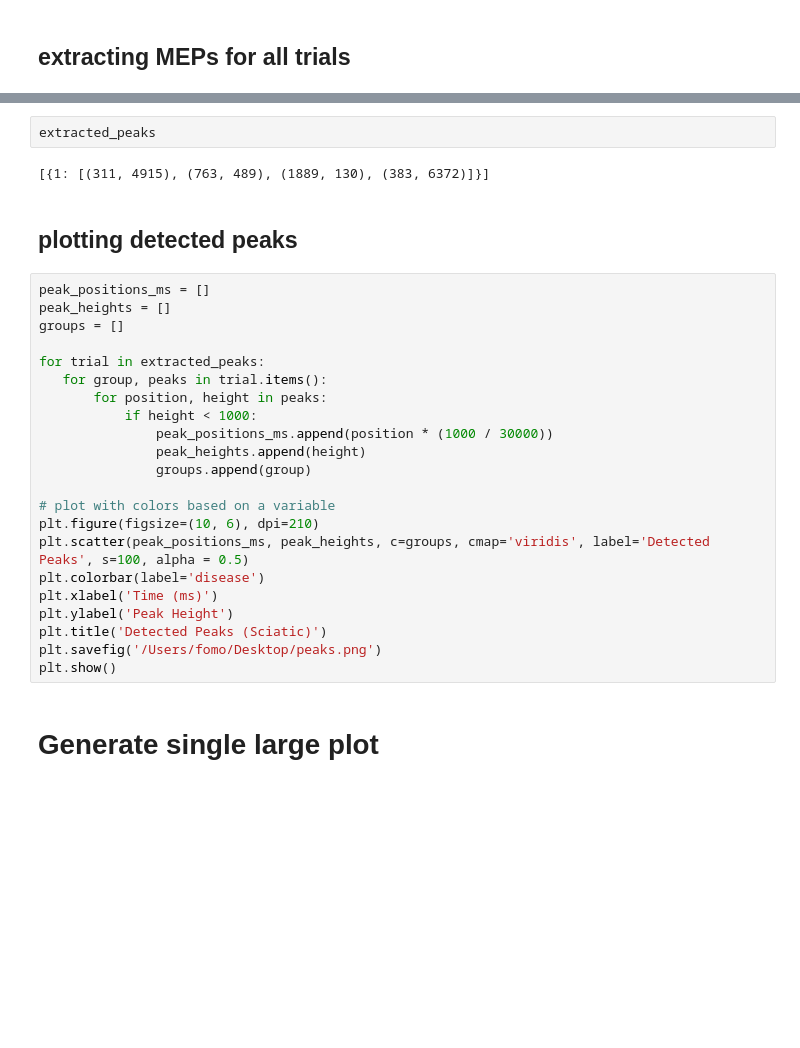
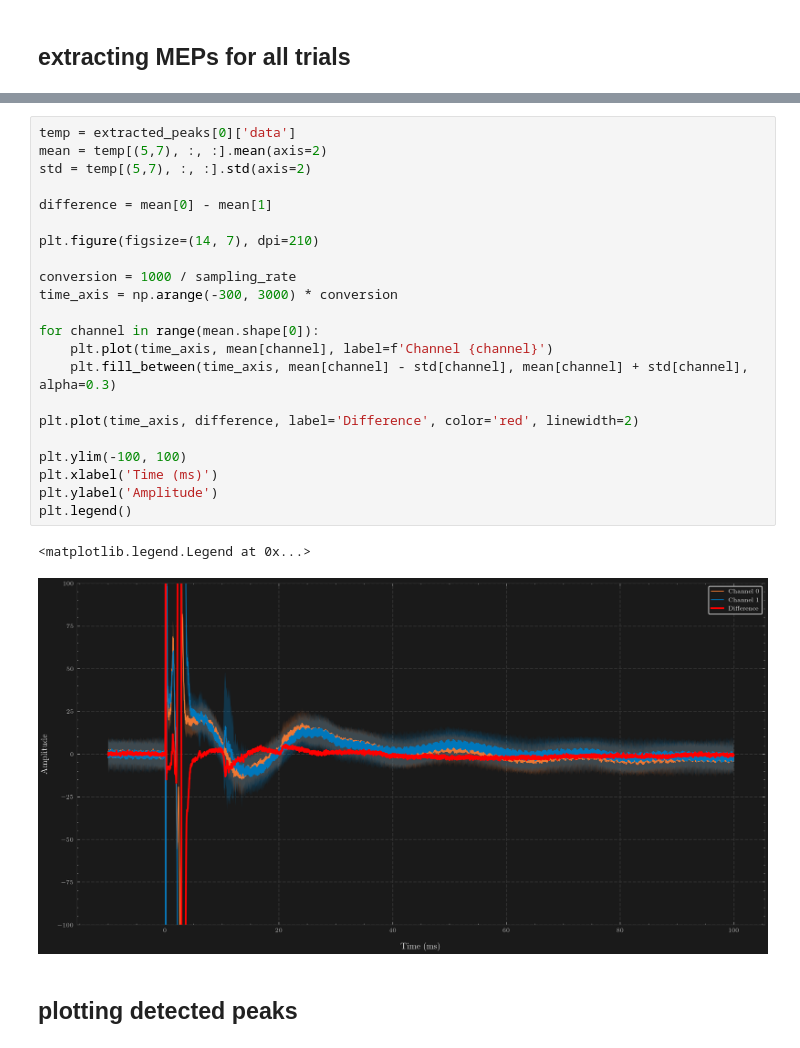
Before and after one commit to raknah/neuroelectrophysiology, a Jupyter notebook: notebooks/simplfied MEP extract.ipynb, the cells around one changed output, grey strips where cells are left out. Saved outputs shown, nothing was run; the diff lists cells and outputs as text; blank space fills up the shorter version.

```diff
--- a/notebooks/simplfied MEP extract.ipynb
+++ b/notebooks/simplfied MEP extract.ipynb
@@ -79,30 +76,27 @@ for i in tqdm(range(1), desc="Processing trials"):
-# %%
-extracted_peaks
-# %% [output]
-[{1: [(311, 4915), (763, 489), (1889, 130), (383, 6372)]}]
+# %%
+temp = extracted_peaks[0]['data']
+mean = temp[(5,7), :, :].mean(axis=2)
+std = temp[(5,7), :, :].std(axis=2)
+
+difference = mean[0] - mean[1]
+
+plt.figure(figsize=(14, 7), dpi=210)
+
+conversion = 1000 / sampling_rate
+time_axis = np.arange(-300, 3000) * conversion
+
+for channel in range(mean.shape[0]):
+    plt.plot(time_axis, mean[channel], label=f'Channel {channel}')
+    plt.fill_between(time_axis, mean[channel] - std[channel], mean[channel] + std[channel], alpha=0.3)
+
+plt.plot(time_axis, difference, label='Difference', color='red', linewidth=2)
+
+plt.ylim(-100, 100)
+plt.xlabel('Time (ms)')
+plt.ylabel('Amplitude')
+plt.legend()
+# %% [output]
+<matplotlib.legend.Legend at 0x...>
+[figure, added]
 # %% [markdown]
 ## plotting detected peaks
-# %%
-peak_positions_ms = []
-peak_heights = []
-groups = []
-
-for trial in extracted_peaks:
-   for group, peaks in trial.items():
-       for position, height in peaks:
-           if height < 1000:
-               peak_positions_ms.append(position * (1000 / 30000))
-               peak_heights.append(height)
-               groups.append(group)
-
-# plot with colors based on a variable
-plt.figure(figsize=(10, 6), dpi=210)
-plt.scatter(peak_positions_ms, peak_heights, c=groups, cmap='viridis', label='Detected Peaks', s=100, alpha = 0.5)
-plt.colorbar(label='disease')
-plt.xlabel('Time (ms)')
-plt.ylabel('Peak Height')
-plt.title('Detected Peaks (Sciatic)')
-plt.savefig('/Users/fomo/Desktop/peaks.png')
-plt.show()
-# %% [markdown]
-# Generate single large plot
```
Also changed, not shown: parts of 4 cells of this notebook, 1 other file.
